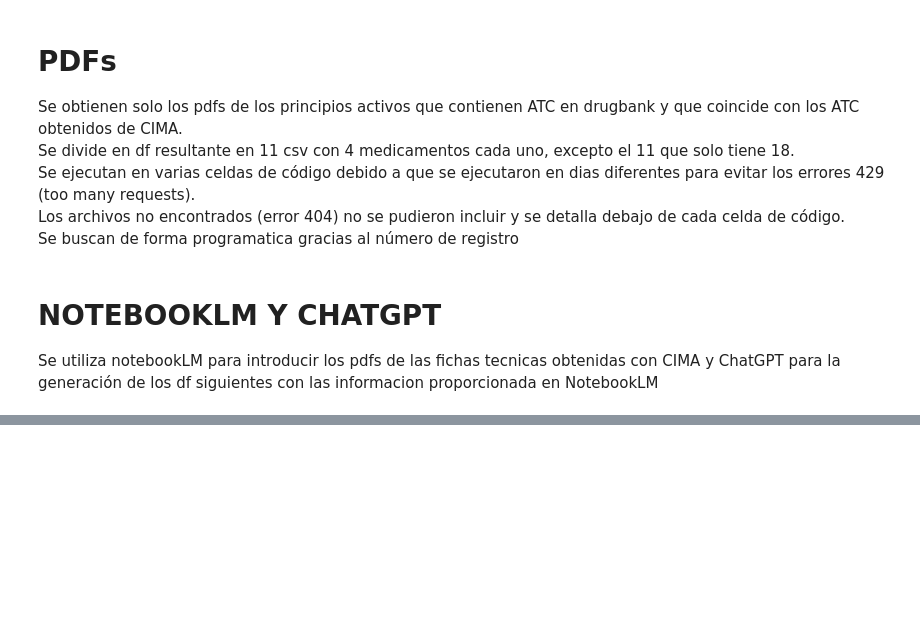
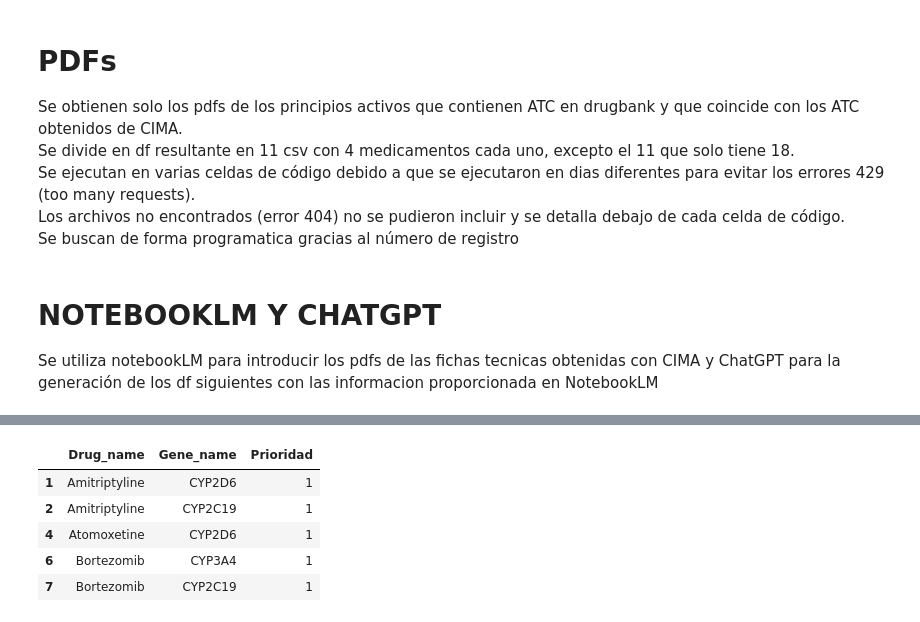
Before and after one commit to CarmenRu/TFG, a Jupyter notebook: Notebooks ejecucion BBDD/Ejecucion_BBDD.ipynb, the cells around one changed output, grey strips where cells are left out. Saved outputs shown, nothing was run; the diff lists cells and outputs as text; code cells hidden in the pictures; blank space fills up the shorter version.

```diff
--- a/Ejecucion_BBDD.ipynb
+++ b/Notebooks ejecucion BBDD/Ejecucion_BBDD.ipynb
@@ -1225,10 +1375,18 @@ print(len(med_11["farmaco"].unique()))
 # %%
 #Unimos los 11 bloques
 med_total = pd.concat([med_1,med_2,med_3,med_4,med_5,med_6,med_7,med_8,med_9,med_10,med_11])
 # Elimino nulos y los que no se encuentran en los top 5 declarados
 med_total = med_total.dropna()
 med_total = med_total[med_total["enzima"].isin(["CYP2D6", "CYP3A4", "CYP3A5", "CYP2C19", "CYP2C9", "CYP1A2"])]
 med_total
 # le cambio los nombres y los guardo en: excepciones.csv
 med_total.columns = ["Drug_name","Gene_name","Prioridad"]
 med_total.to_csv("excepciones.csv", index=False)
+med_total.head()
+# %% [output]
+|  | Drug_name | Gene_name | Prioridad |
+| 1 | Amitriptyline | CYP2D6 | 1 |
+| 2 | Amitriptyline | CYP2C19 | 1 |
+| 4 | Atomoxetine | CYP2D6 | 1 |
+| 6 | Bortezomib | CYP3A4 | 1 |
+| 7 | Bortezomib | CYP2C19 | 1 |
```
Also changed, not shown: parts of 34 cells of this notebook, 2 other files.
